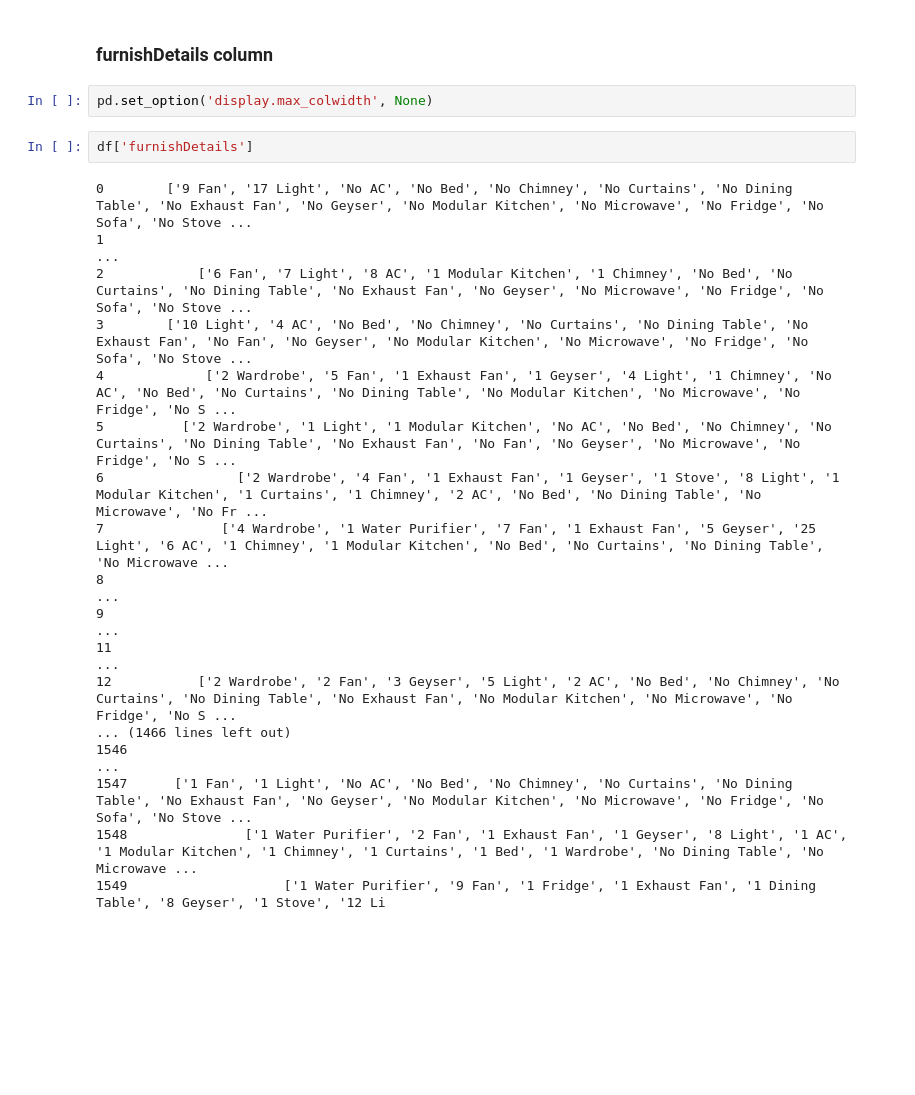
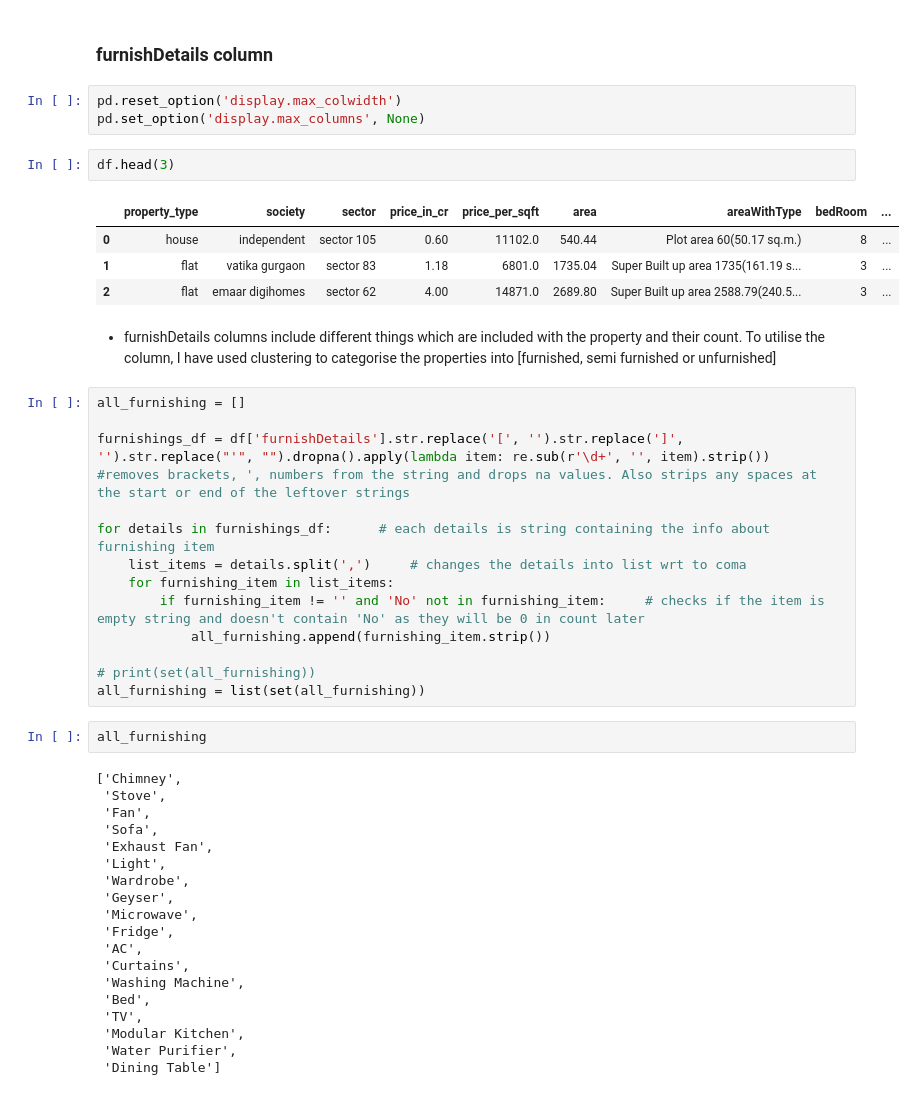
Before and after one commit to akshaypratap008/Real-Estate-Project, a Jupyter notebook: notebooks/feature-engineering/4_feature_engineering_1.ipynb, the cells around one changed output. Saved outputs shown, nothing was run; the diff lists cells and outputs as text; blank space fills up the shorter version.

```diff
--- a/notebooks/feature-engineering/4_feature_engineering_1.ipynb
+++ b/notebooks/feature-engineering/4_feature_engineering_1.ipynb
@@ -398,24 +398,48 @@ memory usage: 898.9 KB
 # %% [markdown]
 ### furnishDetails column
 # %%
-pd.set_option('display.max_colwidth', None)
+pd.reset_option('display.max_colwidth')
+pd.set_option('display.max_columns', None)
 # %%
-df['furnishDetails']
+df.head(3)
 # %% [output]
-0        ['9 Fan', '17 Light', 'No AC', 'No Bed', 'No Chimney', 'No Curtains', 'No Dining Table', 'No Exhaust Fan', 'No Geyser', 'No Modular Kitchen', 'No Microwave', 'No Fridge', 'No Sofa', 'No Stove ...
-1                                                                                                                                                                                                        ...
-2            ['6 Fan', '7 Light', '8 AC', '1 Modular Kitchen', '1 Chimney', 'No Bed', 'No Curtains', 'No Dining Table', 'No Exhaust Fan', 'No Geyser', 'No Microwave', 'No Fridge', 'No Sofa', 'No Stove ...
-3        ['10 Light', '4 AC', 'No Bed', 'No Chimney', 'No Curtains', 'No Dining Table', 'No Exhaust Fan', 'No Fan', 'No Geyser', 'No Modular Kitchen', 'No Microwave', 'No Fridge', 'No Sofa', 'No Stove ...
-4             ['2 Wardrobe', '5 Fan', '1 Exhaust Fan', '1 Geyser', '4 Light', '1 Chimney', 'No AC', 'No Bed', 'No Curtains', 'No Dining Table', 'No Modular Kitchen', 'No Microwave', 'No Fridge', 'No S ...
-5          ['2 Wardrobe', '1 Light', '1 Modular Kitchen', 'No AC', 'No Bed', 'No Chimney', 'No Curtains', 'No Dining Table', 'No Exhaust Fan', 'No Fan', 'No Geyser', 'No Microwave', 'No Fridge', 'No S ...
-6                 ['2 Wardrobe', '4 Fan', '1 Exhaust Fan', '1 Geyser', '1 Stove', '8 Light', '1 Modular Kitchen', '1 Curtains', '1 Chimney', '2 AC', 'No Bed', 'No Dining Table', 'No Microwave', 'No Fr ...
-7               ['4 Wardrobe', '1 Water Purifier', '7 Fan', '1 Exhaust Fan', '5 Geyser', '25 Light', '6 AC', '1 Chimney', '1 Modular Kitchen', 'No Bed', 'No Curtains', 'No Dining Table', 'No Microwave ...
-8                                                                                                                                                                                                        ...
-9                                                                                                                                                                                                        ...
-11                                                                                                                                                                                                       ...
-12           ['2 Wardrobe', '2 Fan', '3 Geyser', '5 Light', '2 AC', 'No Bed', 'No Chimney', 'No Curtains', 'No Dining Table', 'No Exhaust Fan', 'No Modular Kitchen', 'No Microwave', 'No Fridge', 'No S ...
-... (1466 lines left out)
-1546                                                                                                                                                                                                     ...
-1547      ['1 Fan', '1 Light', 'No AC', 'No Bed', 'No Chimney', 'No Curtains', 'No Dining Table', 'No Exhaust Fan', 'No Geyser', 'No Modular Kitchen', 'No Microwave', 'No Fridge', 'No Sofa', 'No Stove ...
-1548               ['1 Water Purifier', '2 Fan', '1 Exhaust Fan', '1 Geyser', '8 Light', '1 AC', '1 Modular Kitchen', '1 Chimney', '1 Curtains', '1 Bed', '1 Wardrobe', 'No Dining Table', 'No Microwave ...
-1549                    ['1 Water Purifier', '9 Fan', '1 Fridge', '1 Exhaust Fan', '1 Dining Table', '8 Geyser', '1 Stove', '12 Li
+|  | property_type | society | sector | price_in_cr | price_per_sqft | area | areaWithType | bedRoom | ... |
+| 0 | house | independent | sector 105 | 0.60 | 11102.0 | 540.44 | Plot area 60(50.17 sq.m.) | 8 | ... |
+| 1 | flat | vatika gurgaon | sector 83 | 1.18 | 6801.0 | 1735.04 | Super Built up area 1735(161.19 s... | 3 | ... |
+| 2 | flat | emaar digihomes | sector 62 | 4.00 | 14871.0 | 2689.80 | Super Built up area 2588.79(240.5... | 3 | ... |
+# %% [markdown]
+- furnishDetails columns include different things which are included with the property and their count. To utilise the column, I have used clustering to categorise the properties into [furnished, semi furnished or unfurnished]
+# %%
+all_furnishing = []
+
+furnishings_df = df['furnishDetails'].str.replace('[', '').str.replace(']', '').str.replace("'", "").dropna().apply(lambda item: re.sub(r'\d+', '', item).strip())      #removes brackets, ', numbers from the string and drops na values. Also strips any spaces at the start or end of the leftover strings
+
+for details in furnishings_df:      # each details is string containing the info about furnishing item
+    list_items = details.split(',')     # changes the details into list wrt to coma
+    for furnishing_item in list_items:
+        if furnishing_item != '' and 'No' not in furnishing_item:     # checks if the item is empty string and doesn't contain 'No' as they will be 0 in count later
+            all_furnishing.append(furnishing_item.strip())
+
+# print(set(all_furnishing))
+all_furnishing = list(set(all_furnishing))
+# %%
+all_furnishing
+# %% [output]
+['Chimney',
+ 'Stove',
+ 'Fan',
+ 'Sofa',
+ 'Exhaust Fan',
+ 'Light',
+ 'Wardrobe',
+ 'Geyser',
+ 'Microwave',
+ 'Fridge',
+ 'AC',
+ 'Curtains',
+ 'Washing Machine',
+ 'Bed',
+ 'TV',
+ 'Modular Kitchen',
+ 'Water Purifier',
+ 'Dining Table']
```
Also changed, not shown: parts of 15 cells of this notebook, 1 other file.
